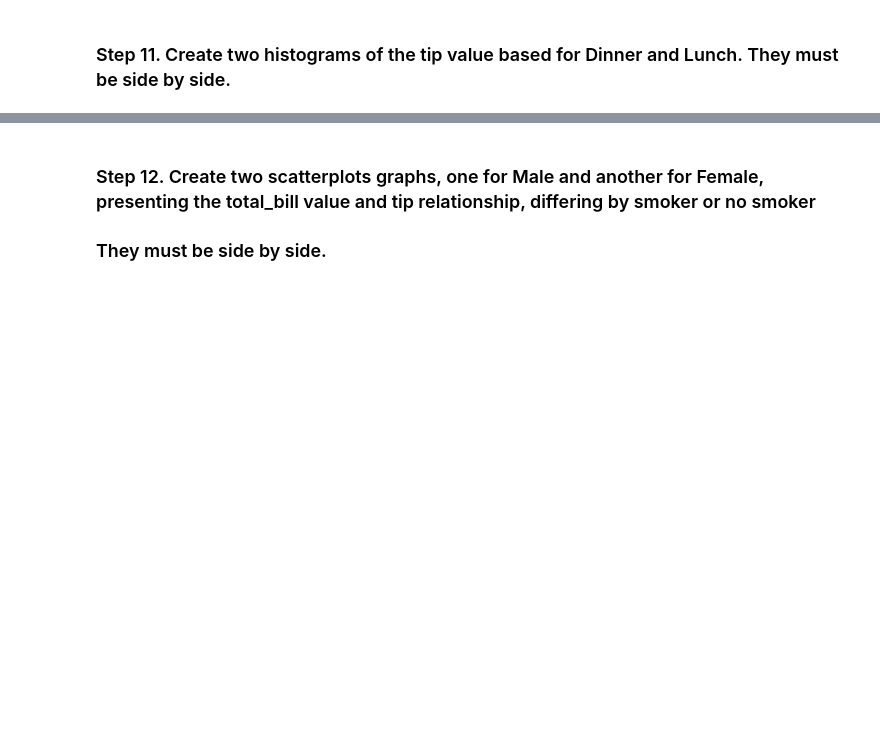
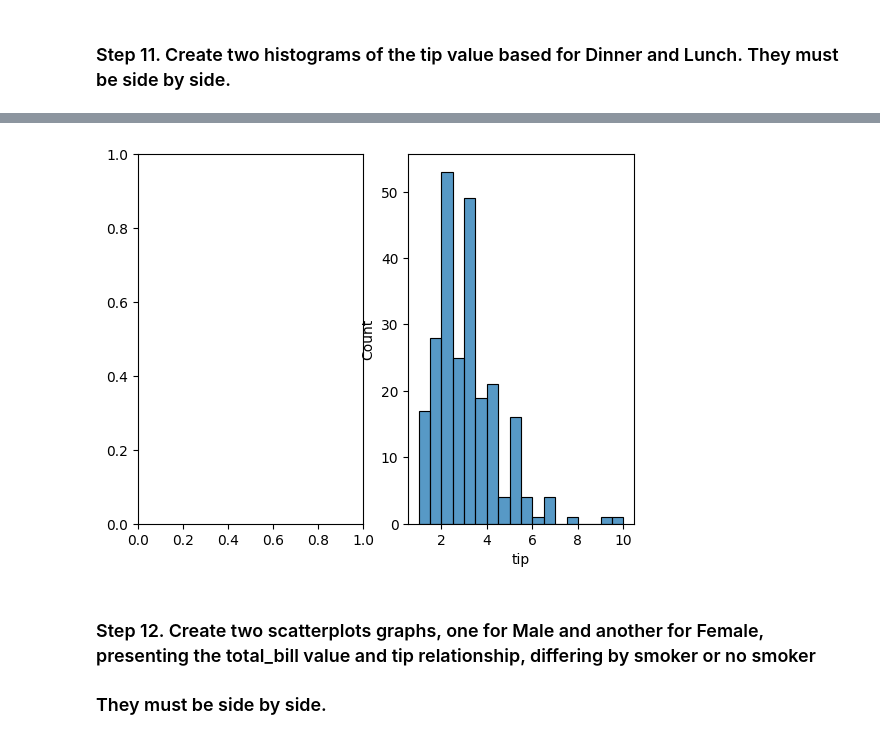
Before and after one commit to LLAES07/pyspark_exercises, a Jupyter notebook: 07_Visualization/Tips/Exercises.ipynb, the cells around one changed output, grey strips where cells are left out. Saved outputs shown, nothing was run; the diff lists cells and outputs as text; code cells hidden in the pictures; blank space fills up the shorter version.

```diff
--- a/07_Visualization/Tips/Exercises.ipynb
+++ b/07_Visualization/Tips/Exercises.ipynb
@@ -152,3 +159,13 @@ sns.catplot(data=df, x='total_bill', y='day', hue='time', kind='box')
+# %%
+plt.subplots(1, 1)
+sns.histplot(data=df, x='tip', hue='time')
+plt.show()
+
+plt.subplots(1, 2)
+sns.histplot(data=df, x='tip')
+plt.show()
+# %% [output]
+[figure, added]
 # %% [markdown]
 ### Step 12. Create two scatterplots graphs, one for Male and another for Female, presenting the total_bill value and tip relationship, differing by smoker or no smoker
 ### They must be side by side.
```
Also changed, not shown: parts of 1 cell of this notebook.
